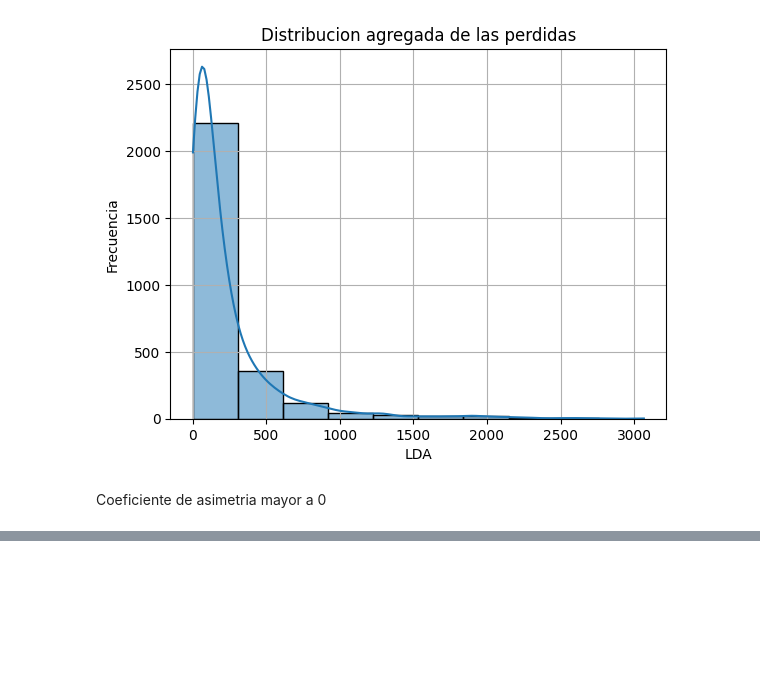
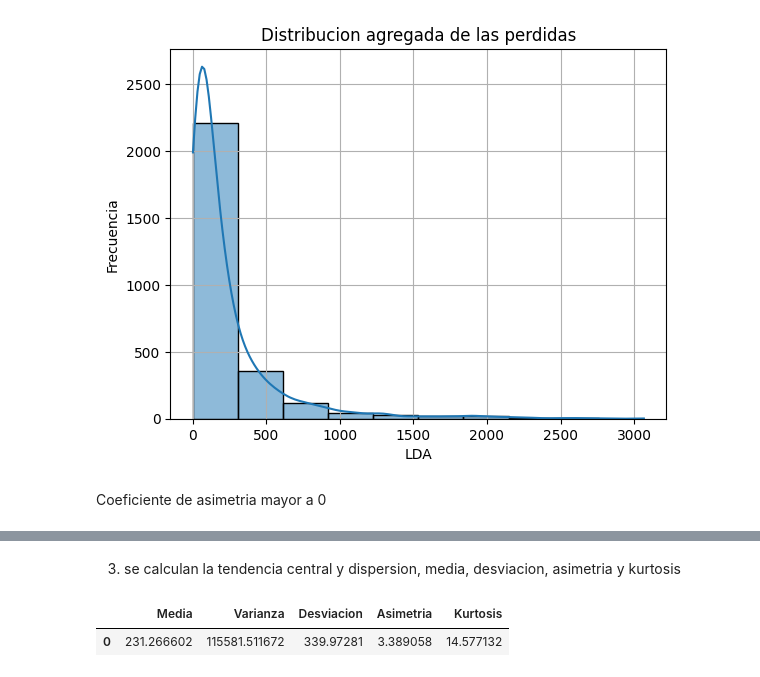
Before and after one commit to Arx15E/University-Proyects, a Jupyter notebook: Caracterización.ipynb, the cells around one changed output, grey strips where cells are left out. Saved outputs shown, nothing was run; the diff lists cells and outputs as text; code cells hidden in the pictures; blank space fills up the shorter version.

```diff
--- a/Caracterización.ipynb
+++ b/Caracterización.ipynb
@@ -62,0 +107,17 @@ Coeficiente de asimetria mayor a 0
+# %% [markdown]
+3. se calculan la tendencia central y dispersion, media, desviacion, asimetria y kurtosis
+# %%
+from scipy.stats import kurtosis, skew
+
+u=np.mean(LDA)
+var=np.var(LDA)
+sigma=np.std(LDA)
+Ida_skew = skew(LDA)
+Ida_kurt = kurtosis(LDA)
+
+T2=np.column_stack((u,var,sigma, Ida_skew, Ida_kurt))
+df2=pd.DataFrame(T2,columns=["Media","Varianza","Desviacion", "Asimetria", "Kurtosis"])
+df2.head(10)
+# %% [output]
+|  | Media | Varianza | Desviacion | Asimetria | Kurtosis |
+| 0 | 231.266602 | 115581.511672 | 339.97281 | 3.389058 | 14.577132 |
```
Also changed, not shown: parts of 5 cells of this notebook.
